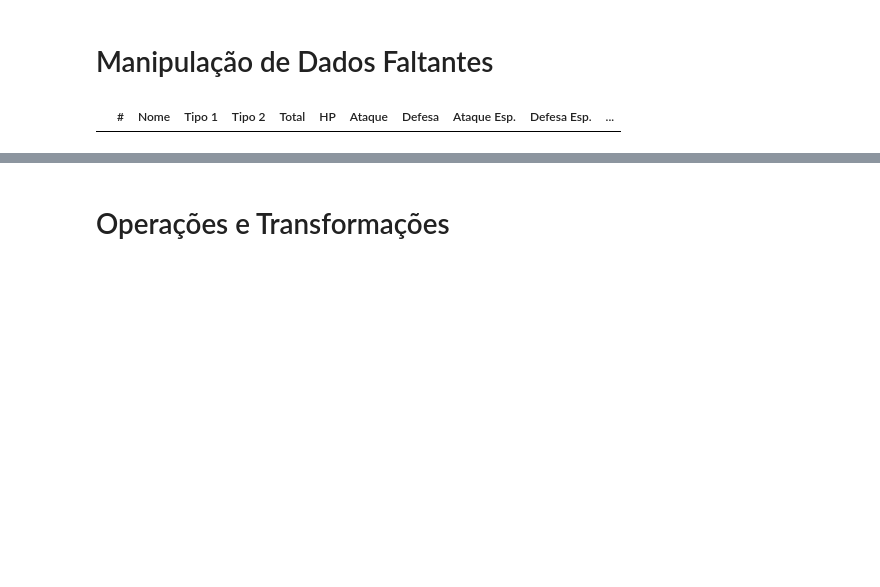
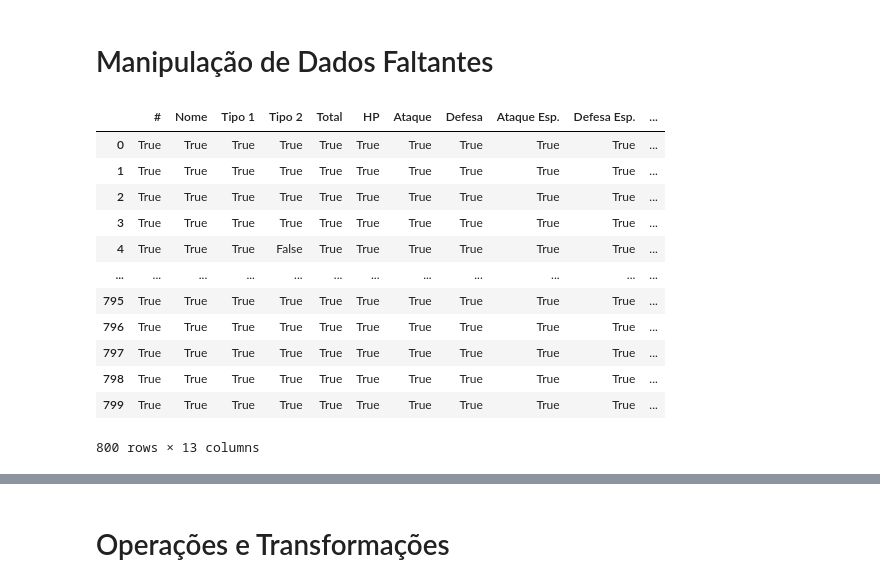
Before and after one commit to jfmiranda2/python_data_science, a Jupyter notebook: notebooks/03_pandas.ipynb, the cells around one changed output, grey strips where cells are left out. Drawn from its saved outputs; the diff is of its cells as text; code cells hidden in the pictures; blank space fills up the shorter version.

```diff
--- a/notebooks/03_pandas.ipynb
+++ b/notebooks/03_pandas.ipynb
@@ -186,17 +186,24 @@ df_pokemon.sort_values(['Ataque', 'Defesa'], ascending= [True, False])
 800 rows × 13 columns
 # %% [markdown]
 # Manipulação de Dados Faltantes
-# %%
-df_pokemon.loc[(df_pokemon['Nome'].isnull() == True ) |
-               (df_pokemon['Tipo 1'].isnull() == True ) |
-               (df_pokemon['Total'].isnull() == True ) |
-               (df_pokemon['HP'].isnull() == True ) |
-               (df_pokemon['Ataque'].isnull() == True ) |
-               (df_pokemon['Defesa'].isnull() == True ) |
-               (df_pokemon['Ataque Esp.'].isnull() == True ) |
-               (df_pokemon['Defesa Esp.'].isnull() == True ) |
-               (df_pokemon['Velocidade'].isnull() == True ) |
-               (df_pokemon['Geração'].isnull() == True ) |
-               (df_pokemon['Lendária'].isnull() == True ) ]
-# %% [output]
-|  | # | Nome | Tipo 1 | Tipo 2 | Total | HP | Ataque | Defesa | Ataque Esp. | Defesa Esp. | ... |
+# %%
+
+
+#Identificação de Dados Faltantes
+#isnull(), notnull().
+df_pokemon.isnull() #retorna valor TRUE quando tiver um dado nulo
+df_pokemon.notnull() #retorna valor FALSE quando tiver um dado nulo
+# %% [output]
+|  | # | Nome | Tipo 1 | Tipo 2 | Total | HP | Ataque | Defesa | Ataque Esp. | Defesa Esp. | ... |
+| 0 | True | True | True | True | True | True | True | True | True | True | ... |
+| 1 | True | True | True | True | True | True | True | True | True | True | ... |
+| 2 | True | True | True | True | True | True | True | True | True | True | ... |
+| 3 | True | True | True | True | True | True | True | True | True | True | ... |
+| 4 | True | True | True | False | True | True | True | True | True | True | ... |
+| ... | ... | ... | ... | ... | ... | ... | ... | ... | ... | ... | ... |
+| 795 | True | True | True | True | True | True | True | True | True | True | ... |
+| 796 | True | True | True | True | True | True | True | True | True | True | ... |
+| 797 | True | True | True | True | True | True | True | True | True | True | ... |
+| 798 | True | True | True | True | True | True | True | True | True | True | ... |
+| 799 | True | True | True | True | True | True | True | True | True | True | ... |
+800 rows × 13 columns
```
Also changed, not shown: parts of 14 cells of this notebook.
